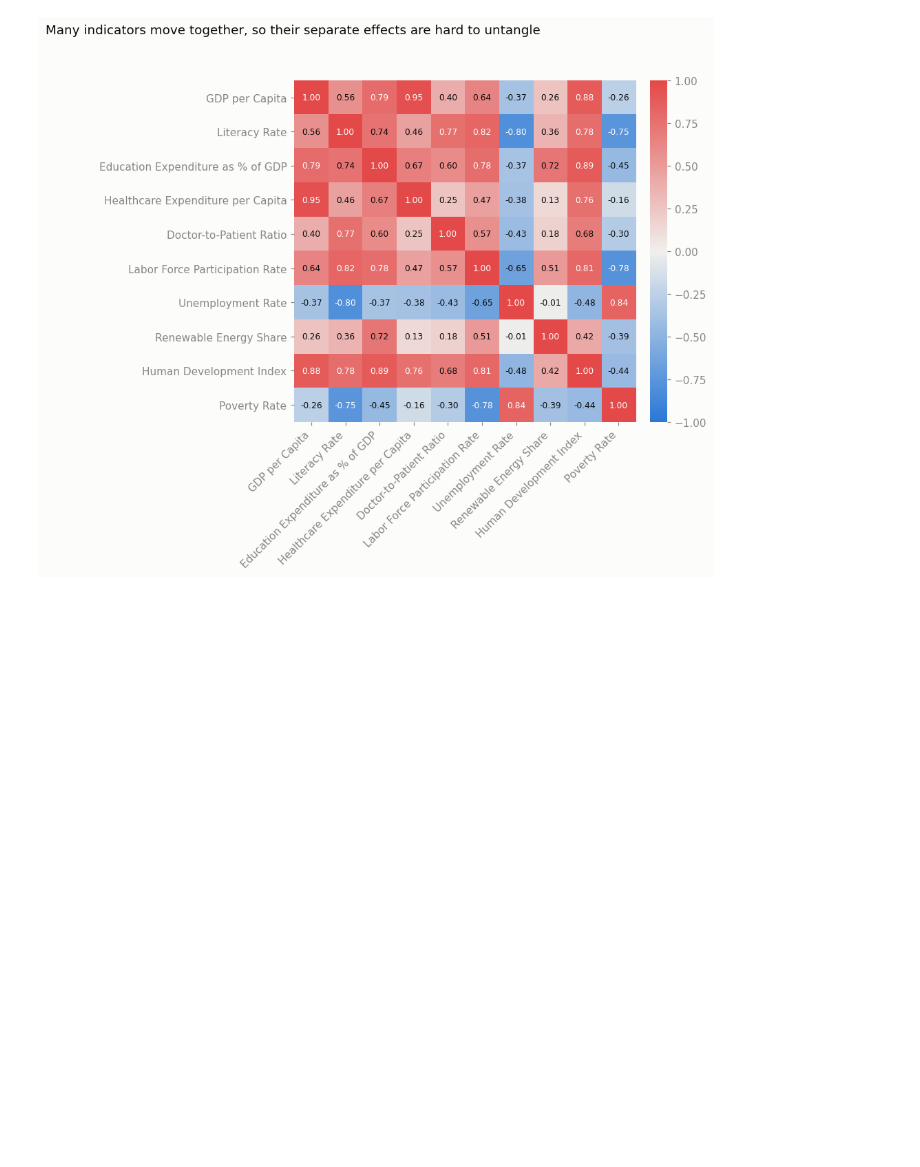
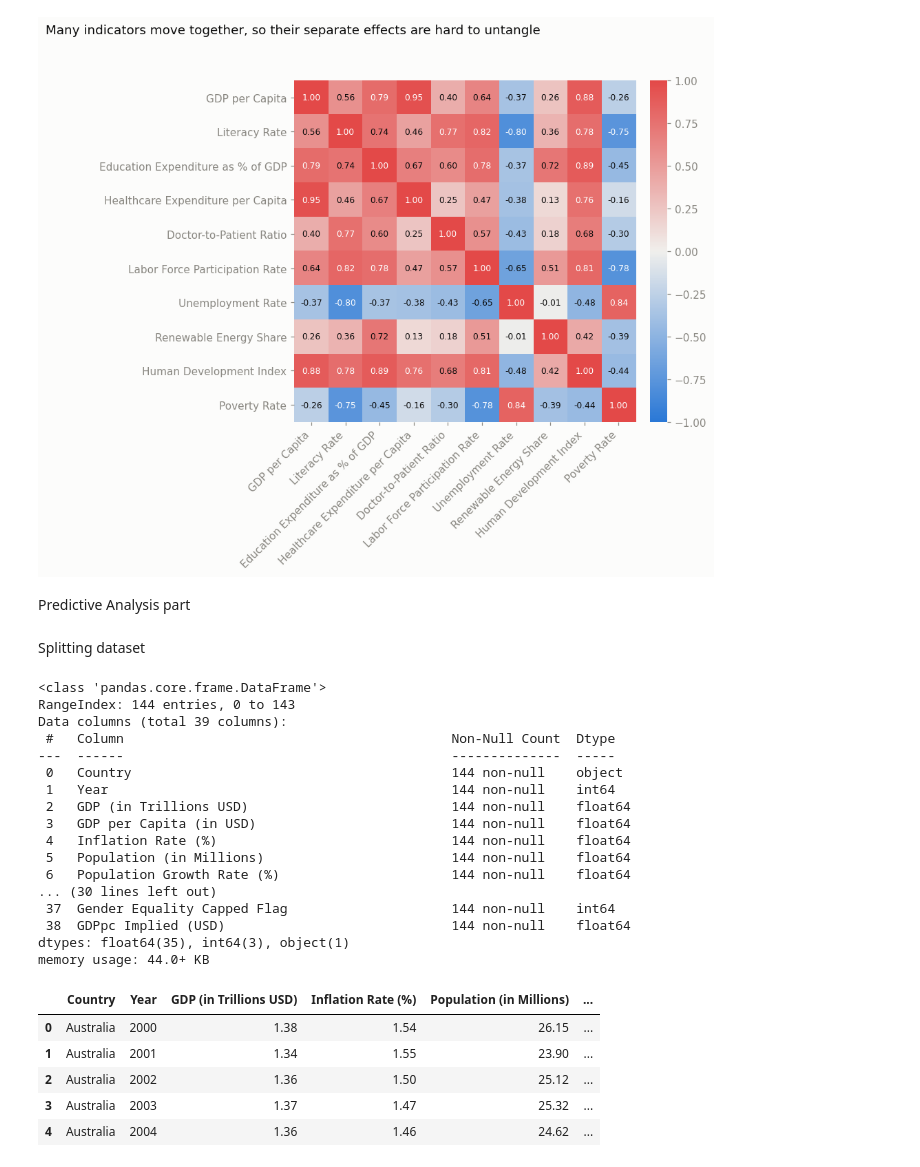
Before and after one commit to aaronawsg/capstone, a Jupyter notebook: Capstone_Economics_Analysis.ipynb, the cells around one changed output. Drawn from its saved outputs; the diff is of its cells as text; code cells hidden in the pictures; blank space fills up the shorter version.

```diff
--- a/Capstone_Economics_Analysis.ipynb
+++ b/Capstone_Economics_Analysis.ipynb
@@ -446,3 +446,40 @@ fig.tight_layout(rect=[0, 0, 1, 0.95])
 plt.show()
 # %% [output]
 [figure]
+# %% [markdown]
+Predictive Analysis part
+# %% [markdown]
+Splitting dataset
+# %%
+## x = independent = Inputs the model learns from
+## y = dependent = The value the model predicts
+
+df.info()
+
+x = df.drop("GDP per Capita (in USD)", axis = "columns")
+
+x.head()
+# %% [output]
+<class 'pandas.core.frame.DataFrame'>
+RangeIndex: 144 entries, 0 to 143
+Data columns (total 39 columns):
+ #   Column                                          Non-Null Count  Dtype
+---  ------                                          --------------  -----
+ 0   Country                                         144 non-null    object
+ 1   Year                                            144 non-null    int64
+ 2   GDP (in Trillions USD)                          144 non-null    float64
+ 3   GDP per Capita (in USD)                         144 non-null    float64
+ 4   Inflation Rate (%)                              144 non-null    float64
+ 5   Population (in Millions)                        144 non-null    float64
+ 6   Population Growth Rate (%)                      144 non-null    float64
+... (30 lines left out)
+ 37  Gender Equality Capped Flag                     144 non-null    int64
+ 38  GDPpc Implied (USD)                             144 non-null    float64
+dtypes: float64(35), int64(3), object(1)
+memory usage: 44.0+ KB
+|  | Country | Year | GDP (in Trillions USD) | Inflation Rate (%) | Population (in Millions) | ... |
+| 0 | Australia | 2000 | 1.38 | 1.54 | 26.15 | ... |
+| 1 | Australia | 2001 | 1.34 | 1.55 | 23.90 | ... |
+| 2 | Australia | 2002 | 1.36 | 1.50 | 25.12 | ... |
+| 3 | Australia | 2003 | 1.37 | 1.47 | 25.32 | ... |
+| 4 | Australia | 2004 | 1.36 | 1.46 | 24.62 | ... |
```
Also changed, not shown: parts of 8 cells of this notebook.
